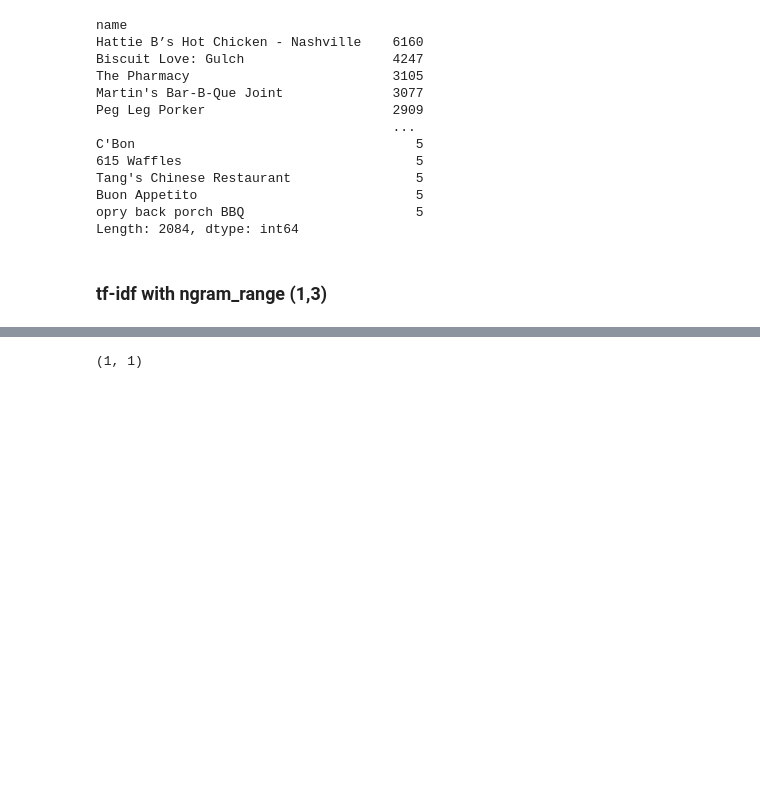
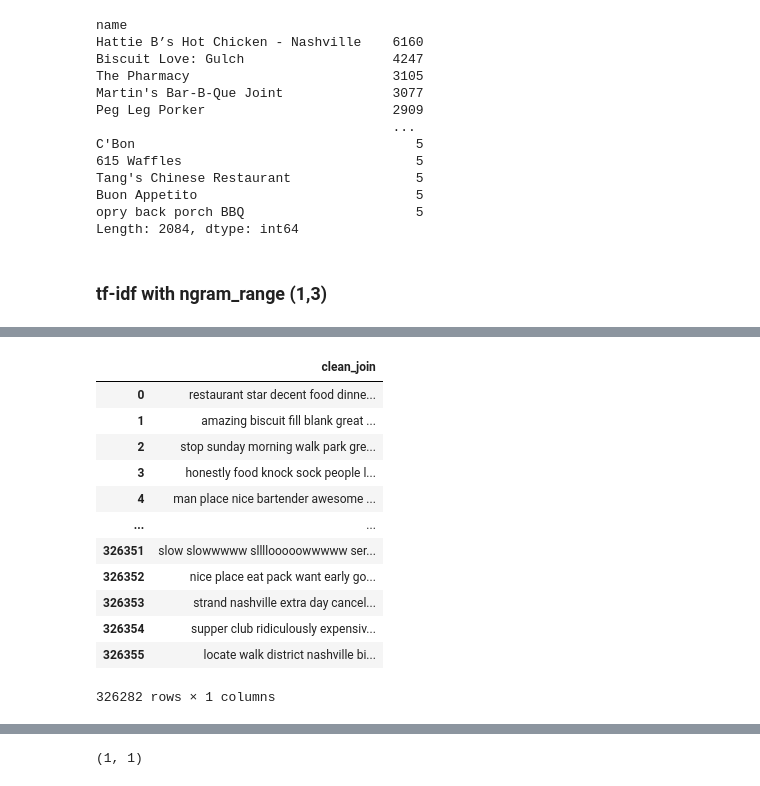
Before and after one commit to essetetsahai/capstone-yelp, a Jupyter notebook: notebooks/05_TF-IDF.ipynb, the cells around one changed output, grey strips where cells are left out. Cells and saved outputs as stored; diff of their text form; code cells hidden in the pictures; blank space fills up the shorter version.

```diff
--- a/notebooks/05_TF-IDF.ipynb
+++ b/notebooks/05_TF-IDF.ipynb
@@ -7,6 +7,12 @@ import time
 from tqdm.notebook import tqdm
 # %%
 df = pd.read_csv('../data/df_br_tokensb.csv').drop(columns = ['Unnamed: 0', 'category'])
+
+df = df[df['postal_code']>37000]
+df['postal_code'] = df['postal_code'].astype(int)
+df['name'] = df['name'].str.replace("O'Charley's Restaurant & Bar", "O'Charley's")
+df.loc[df['name'] == 'Biscuit Love: Gulch', 'clean_cat'] = 'Breakfast & Brunch, Southern'
+
 df.head(2).T
 # %% [output]
 |  | 0 | 1 |
@@ -763,5 +840,3 @@ df.head().T
 | word_count | 93 | 16 | 22 | 43 | 53 |
 | binary_st | 0 | 1 | 1 | 0 | 1 |
 | tri_st | 0 | 2 | 2 | 1 | 2 |
-# %%
-df['clean_join'] = df['clean'].apply(lambda x: " ".join(x))
@@ -839,2 +907,18 @@ X_train.head()
+# %%
+X
+# %% [output]
+|  | clean_join |
+| 0 | restaurant star decent food dinne... |
+| 1 | amazing biscuit fill blank great ... |
+| 2 | stop sunday morning walk park gre... |
+| 3 | honestly food knock sock people l... |
+| 4 | man place nice bartender awesome ... |
+| ... | ... |
+| 326351 | slow slowwwww sllllooooowwwww ser... |
+| 326352 | nice place eat pack want early go... |
+| 326353 | strand nashville extra day cancel... |
+| 326354 | supper club ridiculously expensiv... |
+| 326355 | locate walk district nashville bi... |
+326282 rows × 1 columns
 # %%
 %%time
```
Also changed, not shown: parts of 46 cells of this notebook.
